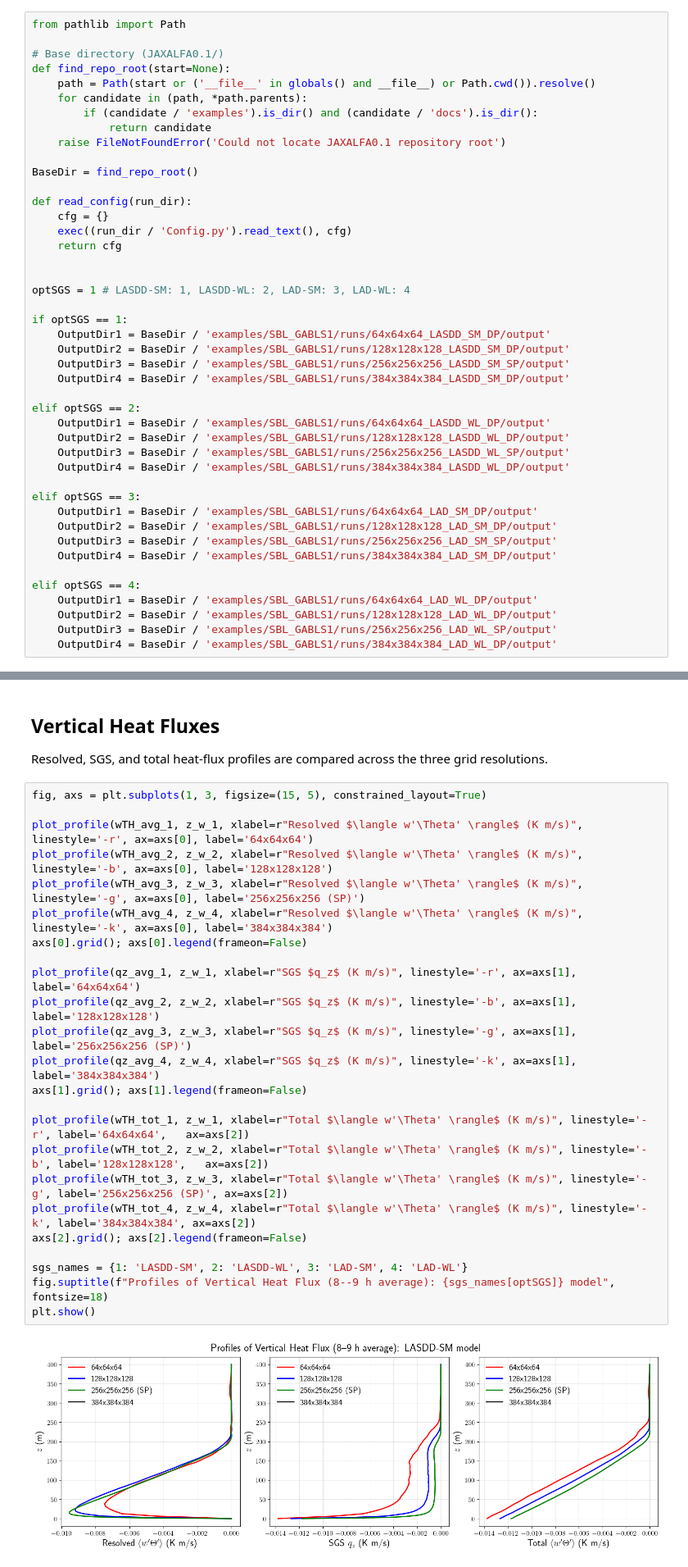
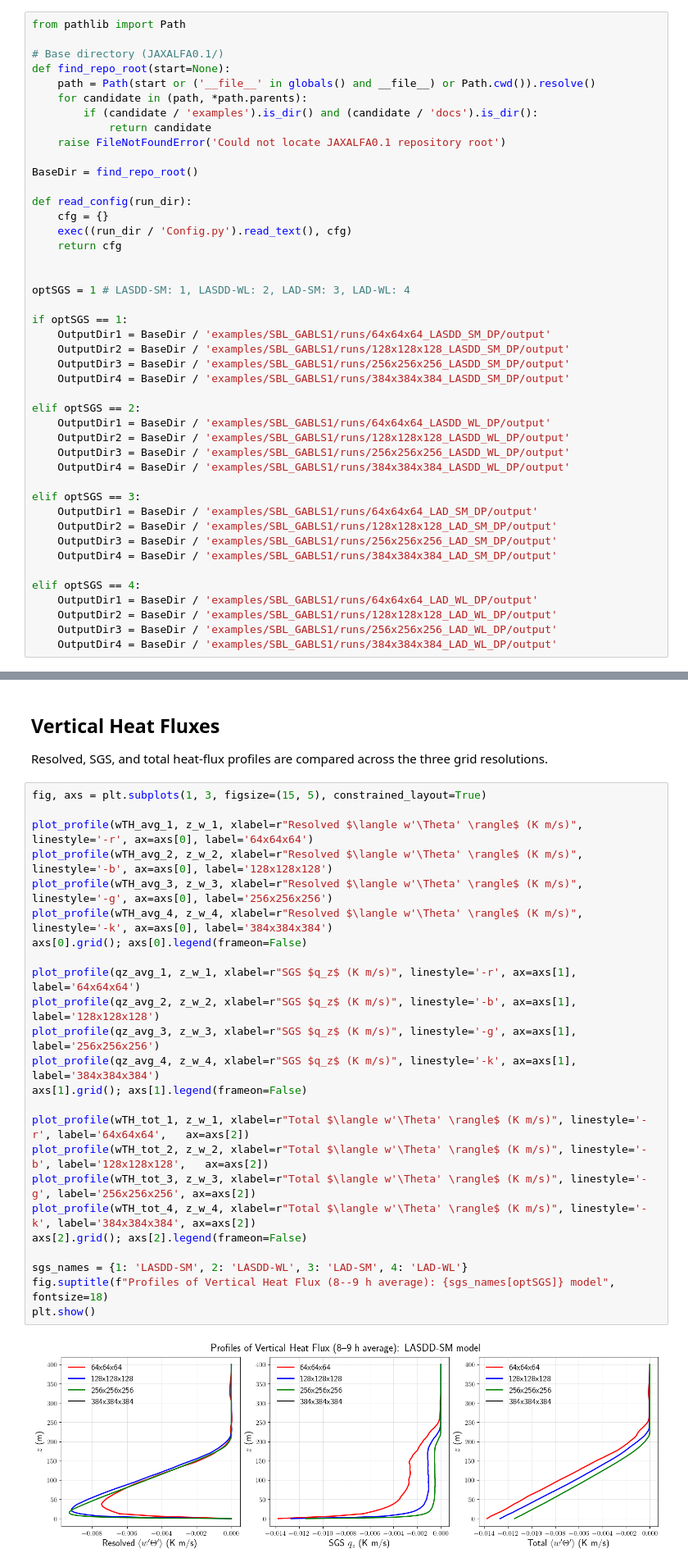
Before and after one commit to Sukantabasu/jax-alfa, a Jupyter notebook: docs/source/examples/SBL_GABLS1/notebooks/SBL_GABLS1_ResolutionSensitivity.ipynb, the cells around one changed output, grey strips where cells are left out. Shown at 82% size. Saved outputs shown, nothing was run; the diff lists cells and outputs as text.

```diff
--- a/docs/source/examples/SBL_GABLS1/notebooks/SBL_GABLS1_ResolutionSensitivity.ipynb
+++ b/docs/source/examples/SBL_GABLS1/notebooks/SBL_GABLS1_ResolutionSensitivity.ipynb
@@ -61,25 +43,25 @@ optSGS = 1 # LASDD-SM: 1, LASDD-WL: 2, LAD-SM: 3, LAD-WL: 4
 if optSGS == 1:
     OutputDir1 = BaseDir / 'examples/SBL_GABLS1/runs/64x64x64_LASDD_SM_DP/output'
     OutputDir2 = BaseDir / 'examples/SBL_GABLS1/runs/128x128x128_LASDD_SM_DP/output'
-    OutputDir3 = BaseDir / 'examples/SBL_GABLS1/runs/256x256x256_LASDD_SM_SP/output'
+    OutputDir3 = BaseDir / 'examples/SBL_GABLS1/runs/256x256x256_LASDD_SM_DP/output'
     OutputDir4 = BaseDir / 'examples/SBL_GABLS1/runs/384x384x384_LASDD_SM_DP/output'
 
 elif optSGS == 2:
     OutputDir1 = BaseDir / 'examples/SBL_GABLS1/runs/64x64x64_LASDD_WL_DP/output'
     OutputDir2 = BaseDir / 'examples/SBL_GABLS1/runs/128x128x128_LASDD_WL_DP/output'
-    OutputDir3 = BaseDir / 'examples/SBL_GABLS1/runs/256x256x256_LASDD_WL_SP/output'
+    OutputDir3 = BaseDir / 'examples/SBL_GABLS1/runs/256x256x256_LASDD_WL_DP/output'
     OutputDir4 = BaseDir / 'examples/SBL_GABLS1/runs/384x384x384_LASDD_WL_DP/output'
 
 elif optSGS == 3:
     OutputDir1 = BaseDir / 'examples/SBL_GABLS1/runs/64x64x64_LAD_SM_DP/output'
     OutputDir2 = BaseDir / 'examples/SBL_GABLS1/runs/128x128x128_LAD_SM_DP/output'
-    OutputDir3 = BaseDir / 'examples/SBL_GABLS1/runs/256x256x256_LAD_SM_SP/output'
+    OutputDir3 = BaseDir / 'examples/SBL_GABLS1/runs/256x256x256_LAD_SM_DP/output'
     OutputDir4 = BaseDir / 'examples/SBL_GABLS1/runs/384x384x384_LAD_SM_DP/output'
 
 elif optSGS == 4:
     OutputDir1 = BaseDir / 'examples/SBL_GABLS1/runs/64x64x64_LAD_WL_DP/output'
     OutputDir2 = BaseDir / 'examples/SBL_GABLS1/runs/128x128x128_LAD_WL_DP/output'
-    OutputDir3 = BaseDir / 'examples/SBL_GABLS1/runs/256x256x256_LAD_WL_SP/output'
+    OutputDir3 = BaseDir / 'examples/SBL_GABLS1/runs/256x256x256_LAD_WL_DP/output'
     OutputDir4 = BaseDir / 'examples/SBL_GABLS1/runs/384x384x384_LAD_WL_DP/output'
 # %% [markdown]
 ### Case configuration
@@ -459,26 +439,26 @@ Resolved, SGS, and total heat-flux profiles are compared across the three grid r
 # %%
 fig, axs = plt.subplots(1, 3, figsize=(15, 5), constrained_layout=True)
 
 plot_profile(wTH_avg_1, z_w_1, xlabel=r"Resolved $\langle w'\Theta' \rangle$ (K m/s)", linestyle='-r', ax=axs[0], label='64x64x64')
 plot_profile(wTH_avg_2, z_w_2, xlabel=r"Resolved $\langle w'\Theta' \rangle$ (K m/s)", linestyle='-b', ax=axs[0], label='128x128x128')
-plot_profile(wTH_avg_3, z_w_3, xlabel=r"Resolved $\langle w'\Theta' \rangle$ (K m/s)", linestyle='-g', ax=axs[0], label='256x256x256 (SP)')
+plot_profile(wTH_avg_3, z_w_3, xlabel=r"Resolved $\langle w'\Theta' \rangle$ (K m/s)", linestyle='-g', ax=axs[0], label='256x256x256')
 plot_profile(wTH_avg_4, z_w_4, xlabel=r"Resolved $\langle w'\Theta' \rangle$ (K m/s)", linestyle='-k', ax=axs[0], label='384x384x384')
 axs[0].grid(); axs[0].legend(frameon=False)
 
 plot_profile(qz_avg_1, z_w_1, xlabel=r"SGS $q_z$ (K m/s)", linestyle='-r', ax=axs[1], label='64x64x64')
 plot_profile(qz_avg_2, z_w_2, xlabel=r"SGS $q_z$ (K m/s)", linestyle='-b', ax=axs[1], label='128x128x128')
-plot_profile(qz_avg_3, z_w_3, xlabel=r"SGS $q_z$ (K m/s)", linestyle='-g', ax=axs[1], label='256x256x256 (SP)')
+plot_profile(qz_avg_3, z_w_3, xlabel=r"SGS $q_z$ (K m/s)", linestyle='-g', ax=axs[1], label='256x256x256')
 plot_profile(qz_avg_4, z_w_4, xlabel=r"SGS $q_z$ (K m/s)", linestyle='-k', ax=axs[1], label='384x384x384')
 axs[1].grid(); axs[1].legend(frameon=False)
 
 plot_profile(wTH_tot_1, z_w_1, xlabel=r"Total $\langle w'\Theta' \rangle$ (K m/s)", linestyle='-r', label='64x64x64',   ax=axs[2])
 plot_profile(wTH_tot_2, z_w_2, xlabel=r"Total $\langle w'\Theta' \rangle$ (K m/s)", linestyle='-b', label='128x128x128',   ax=axs[2])
-plot_profile(wTH_tot_3, z_w_3, xlabel=r"Total $\langle w'\Theta' \rangle$ (K m/s)", linestyle='-g', label='256x256x256 (SP)', ax=axs[2])
+plot_profile(wTH_tot_3, z_w_3, xlabel=r"Total $\langle w'\Theta' \rangle$ (K m/s)", linestyle='-g', label='256x256x256', ax=axs[2])
 plot_profile(wTH_tot_4, z_w_4, xlabel=r"Total $\langle w'\Theta' \rangle$ (K m/s)", linestyle='-k', label='384x384x384', ax=axs[2])
 axs[2].grid(); axs[2].legend(frameon=False)
 
 sgs_names = {1: 'LASDD-SM', 2: 'LASDD-WL', 3: 'LAD-SM', 4: 'LAD-WL'}
 fig.suptitle(f"Profiles of Vertical Heat Flux (8--9 h average): {sgs_names[optSGS]} model", fontsize=18)
 plt.show()
 # %% [output]
-[figure, old version]
+[figure, new version]
```
Also changed, not shown: parts of 9 cells of this notebook, 3 other files.
